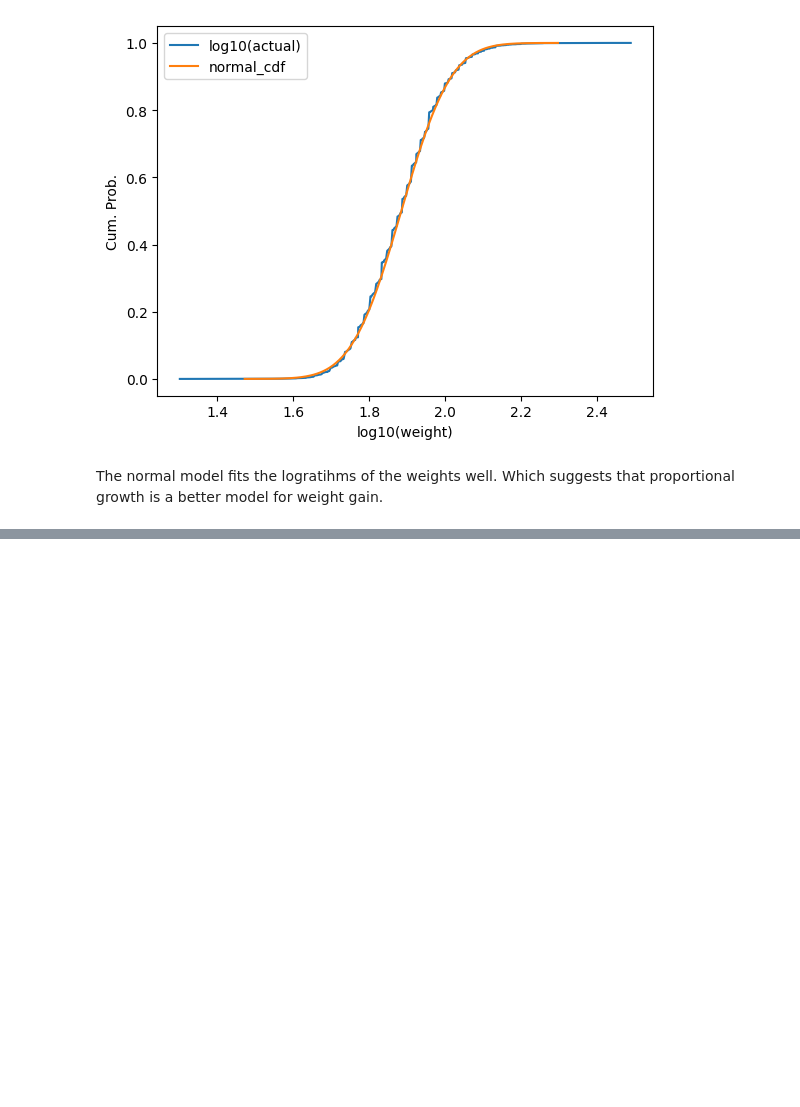
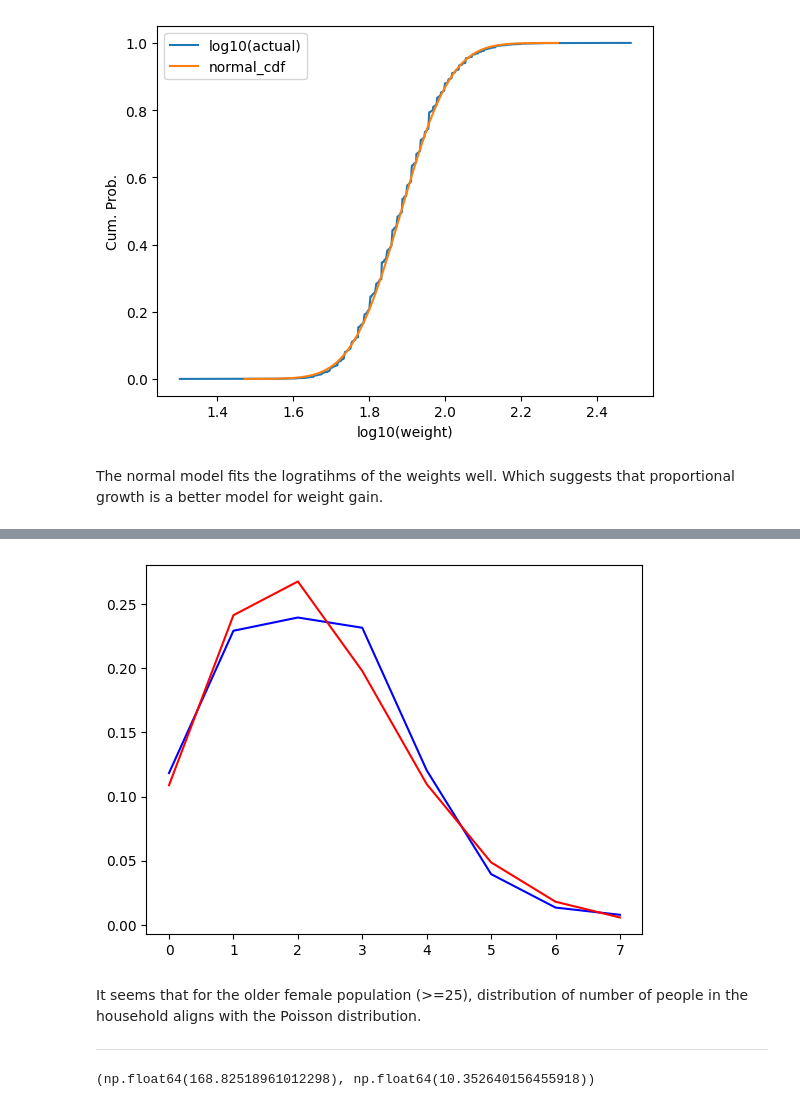
Before and after one commit to dybdeskarphet/statistics, a Jupyter notebook: notes/think_stats/05_modeling_distributions.ipynb, the cells around one changed output, grey strips where cells are left out. Cells and saved outputs as stored; diff of their text form; code cells hidden in the pictures; blank space fills up the shorter version.

Commit message:
Finish modeling distributions chapter

```diff
--- a/notes/think_stats/05_modeling_distributions.ipynb
+++ b/notes/think_stats/05_modeling_distributions.ipynb
@@ -1118,0 +1134,6 @@ The normal model fits the logratihms of the weights well. Which suggests that pr
+# %%
+x_ticks = np.arange(0, 8)
+x_ticks
+poisson_dist = poisson.pmf(k=x_ticks, mu=mean_o_n_pmf, loc=0)
+poisson_pmf = pd.Series(poisson_dist, index=x_ticks)
+poisson_pmf
@@ -1118,0 +1150,18 @@ The normal model fits the logratihms of the weights well. Which suggests that pr
+# %%
+fig, ax = plt.subplots()
+ax.plot(older_numfmhh_pmf.index, older_numfmhh_pmf, color="blue")
+ax.plot(poisson_pmf.index, poisson_pmf, color="red")
+plt.show()
+# %% [output]
+[figure, added]
+# %% [markdown]
+It seems that for the older female population (>=25), distribution of number of people in the household aligns with the Poisson distribution.
+
+---
+# %%
+adult_heights = brfss["htm3"].dropna()
+adult_heights_log = pd.Series(np.log10(adult_heights))
+m, s = np.mean(adult_heights), np.std(adult_heights)
+m, s
+# %% [output]
+(np.float64(168.82518961012298), np.float64(10.352640156455918))
```
Also changed, not shown: parts of 26 cells of this notebook, 3 other files.
